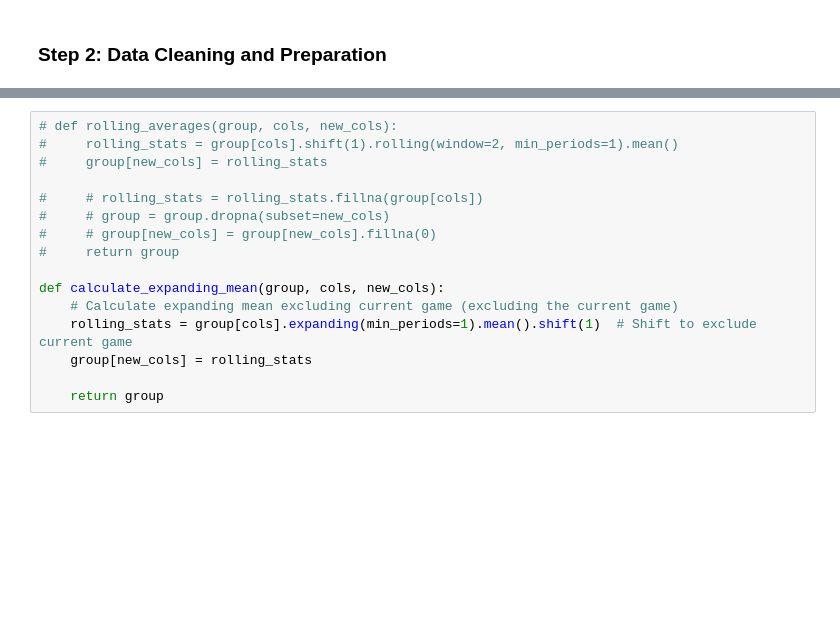
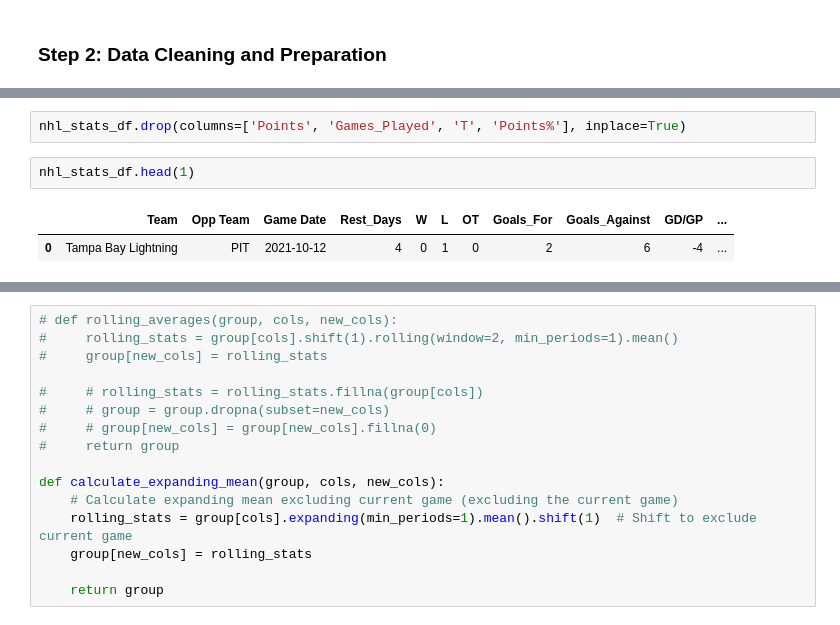
Before and after one commit to Griger2004/NHL_predictor, a Jupyter notebook: main/ml_dev/notebooks/final_nhl_predictor.ipynb, the cells around one changed output, grey strips where cells are left out. Cells and saved outputs as stored; diff of their text form; blank space fills up the shorter version.

```diff
--- a/main/ml_dev/notebooks/final_nhl_predictor.ipynb
+++ b/main/ml_dev/notebooks/final_nhl_predictor.ipynb
@@ -99,0 +56,7 @@ nhl_game_data_2024.shape
+# %%
+nhl_stats_df.drop(columns=['Points', 'Games_Played', 'T', 'Points%'], inplace=True)
+# %%
+nhl_stats_df.head(1)
+# %% [output]
+|  | Team | Opp Team | Game Date | Rest_Days | W | L | OT | Goals_For | Goals_Against | GD/GP | ... |
+| 0 | Tampa Bay Lightning | PIT | 2021-10-12 | 4 | 0 | 1 | 0 | 2 | 6 | -4 | ... |
```
Also changed, not shown: parts of 33 cells of this notebook, 3 other files.
